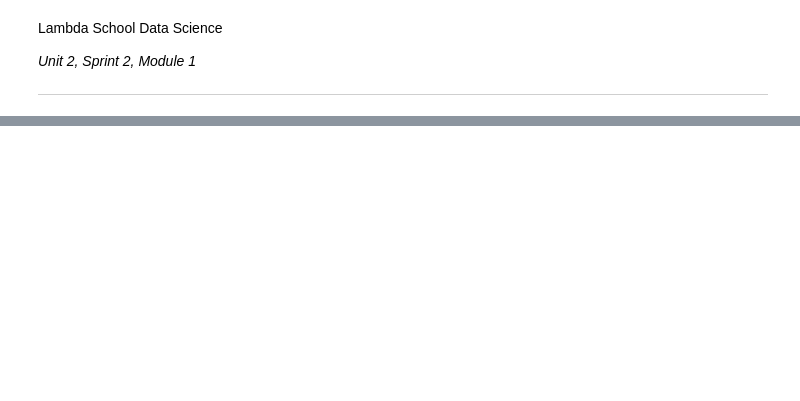
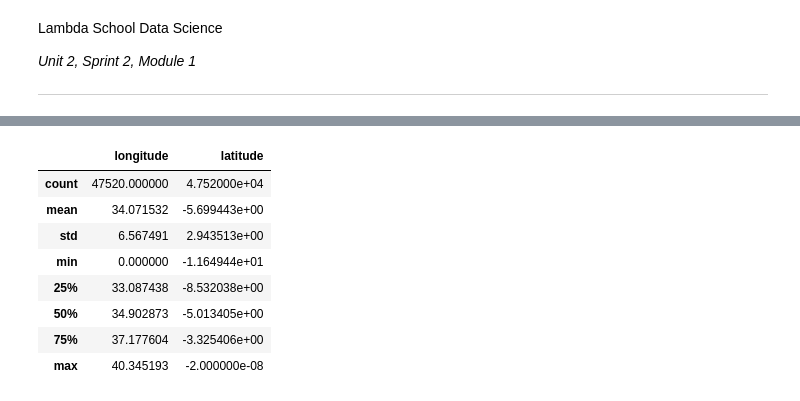
Before and after one commit to bloominstituteoftechnology/DS-Unit-2-Kaggle-Challenge, a Jupyter notebook: module1-decision-trees/LS_DS_221_assignment.ipynb, the cells around one changed output, grey strips where cells are left out. Saved outputs shown, nothing was run; the diff lists cells and outputs as text; code cells hidden in the pictures; blank space fills up the shorter version.

```diff
--- a/module1-decision-trees/LS_DS_221_assignment.ipynb
+++ b/module1-decision-trees/LS_DS_221_assignment.ipynb
@@ -127,0 +168,12 @@ profile
+# %%
+train[['longitude','latitude']].describe()
+# %% [output]
+|  | longitude | latitude |
+| count | 47520.000000 | 4.752000e+04 |
+| mean | 34.071532 | -5.699443e+00 |
+| std | 6.567491 | 2.943513e+00 |
+| min | 0.000000 | -1.164944e+01 |
+| 25% | 33.087438 | -8.532038e+00 |
+| 50% | 34.902873 | -5.013405e+00 |
+| 75% | 37.177604 | -3.325406e+00 |
+| max | 40.345193 | -2.000000e-08 |
```
Also changed, not shown: parts of 17 cells of this notebook.
